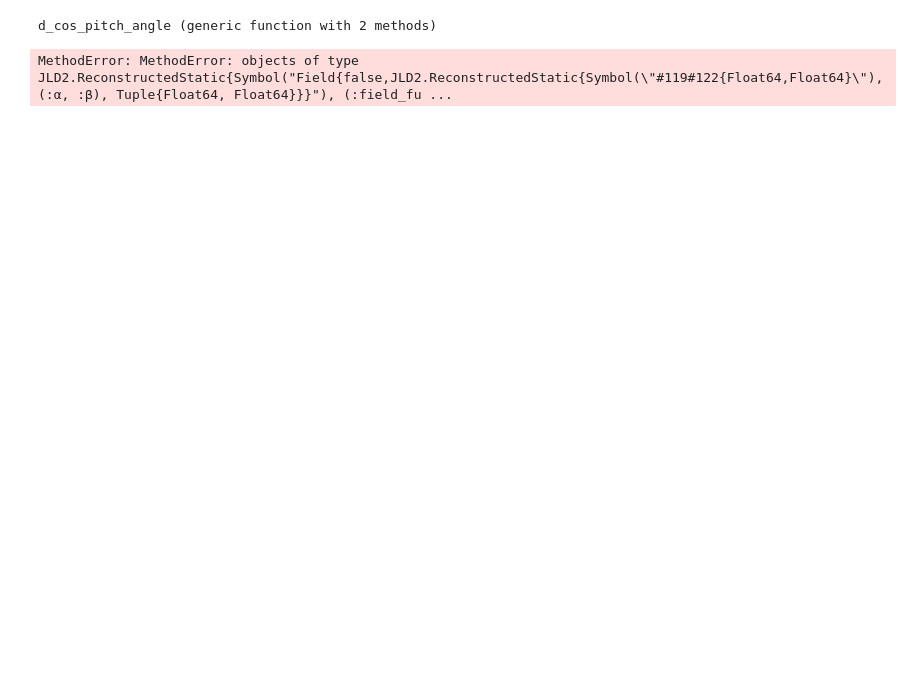
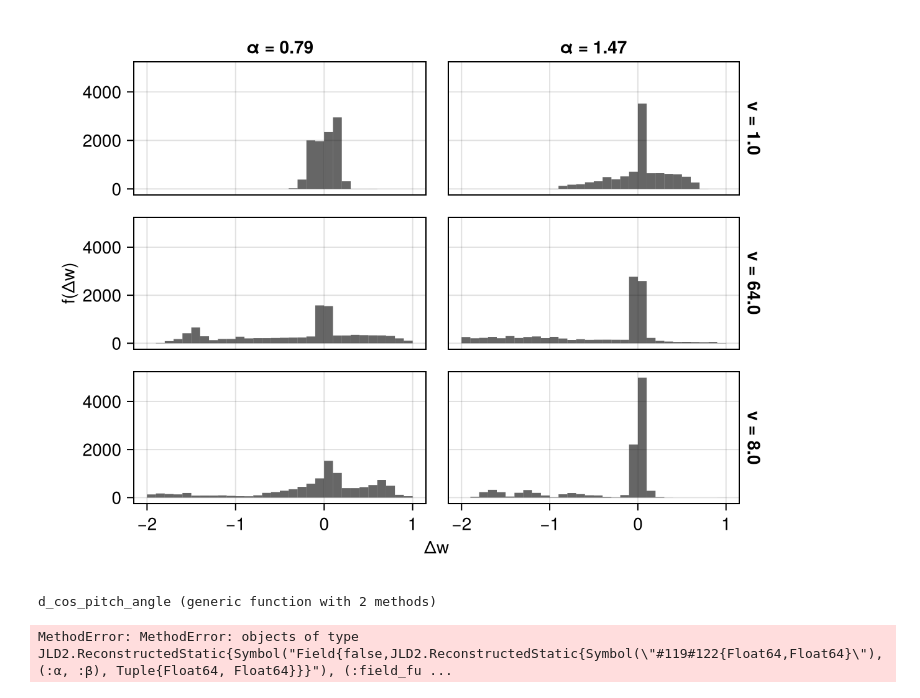
Before and after one commit to Beforerr/ion_scattering_by_SWD, a Jupyter notebook: notebooks/sim_analysis.ipynb, the cells around one changed output. Drawn from its saved outputs; the diff is of its cells as text; code cells hidden in the pictures; blank space fills up the shorter version.

```diff
--- a/notebooks/sim_analysis.ipynb
+++ b/notebooks/sim_analysis.ipynb
@@ -27,3 +72,7 @@ df = collect_results(datadir("simulations"));
+# %%
+pa_diff_plot(layer)
+# %% [output]
+[figure, added]
 # %%
 # sols, sol_field = sim(d)
 # Step 4: Visualization
```
Also changed, not shown: parts of 6 cells of this notebook, 4 other files.
